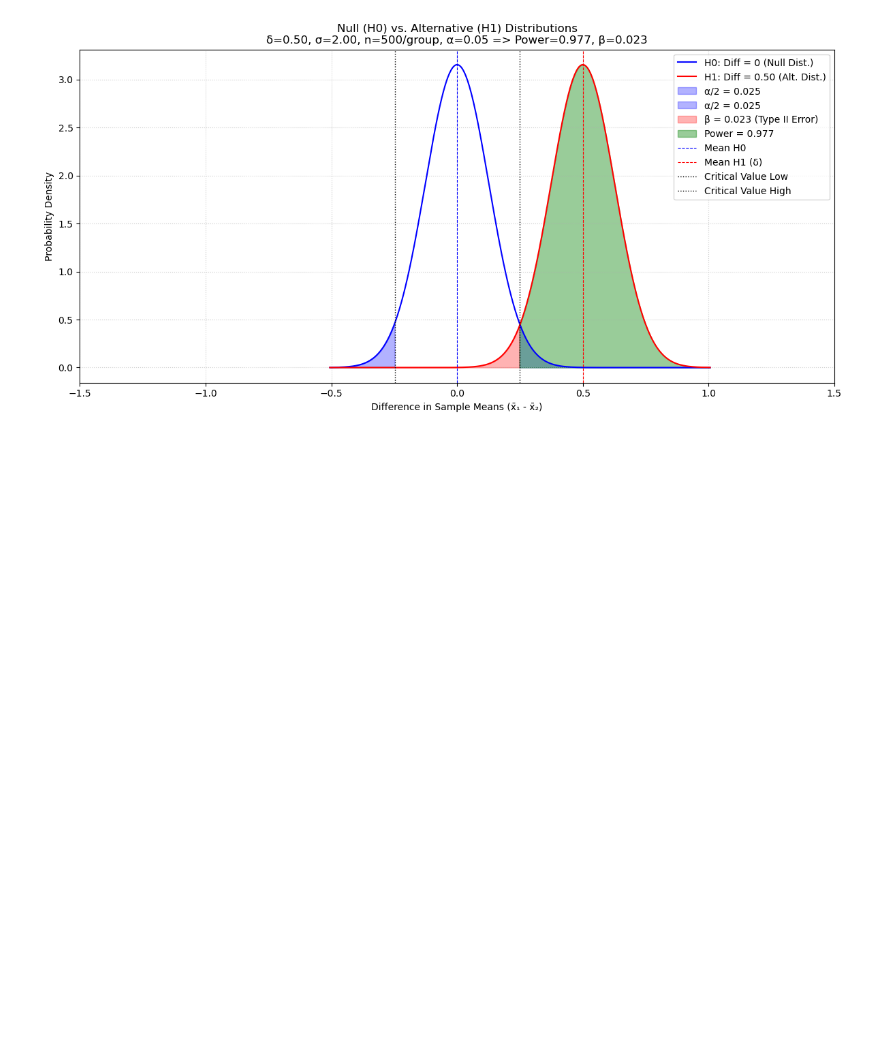
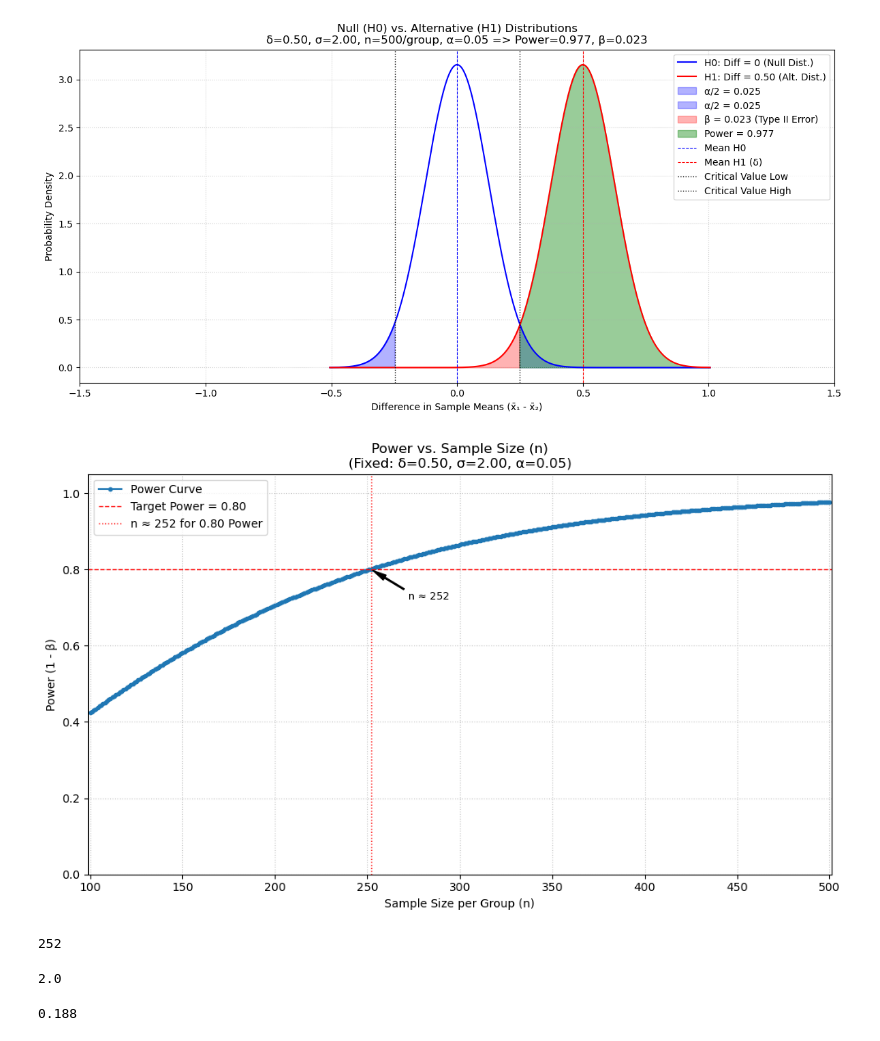
Before and after one commit to MilesQLi/Miles_Data_Science_Collection, a Jupyter notebook: Understandings/SampleSizeCalculation.ipynb, the cells around one changed output. Drawn from its saved outputs; the diff is of its cells as text; code cells hidden in the pictures; blank space fills up the shorter version.

```diff
--- a/Understandings/SampleSizeCalculation.ipynb
+++ b/Understandings/SampleSizeCalculation.ipynb
@@ -171,0 +303,5 @@ visualize_power(delta=0.5, sigma=2.0, n=500, alpha=0.05)
+# %%
+
+plot_power_vs_n(delta=0.5, sigma=2.0, min_n=100, max_n=500, alpha=0.05)
+# %% [output]
+[figure, added]
@@ -171,0 +336,14 @@ visualize_power(delta=0.5, sigma=2.0, n=500, alpha=0.05)
+# %%
+calculation_of_sample_size(delta=0.5, sigma=2.0, power=0.8, alpha=0.05)
+# %% [output]
+252
+# %%
+
+
+1.6*1.25
+# %% [output]
+2.0
+# %%
+np.sqrt(0.016*(1-0.016)+0.02*(1-0.02))
+# %% [output]
+0.188
```
Also changed, not shown: parts of 5 cells of this notebook, 1 other file.
